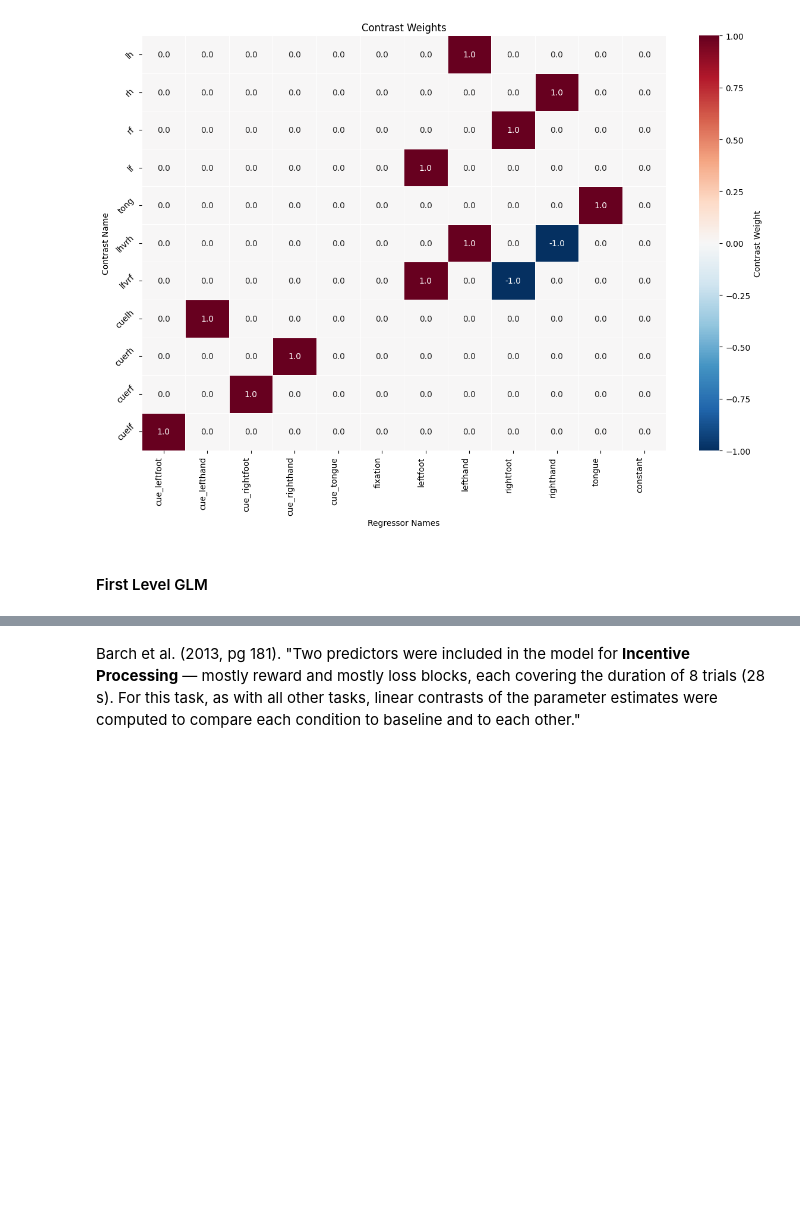
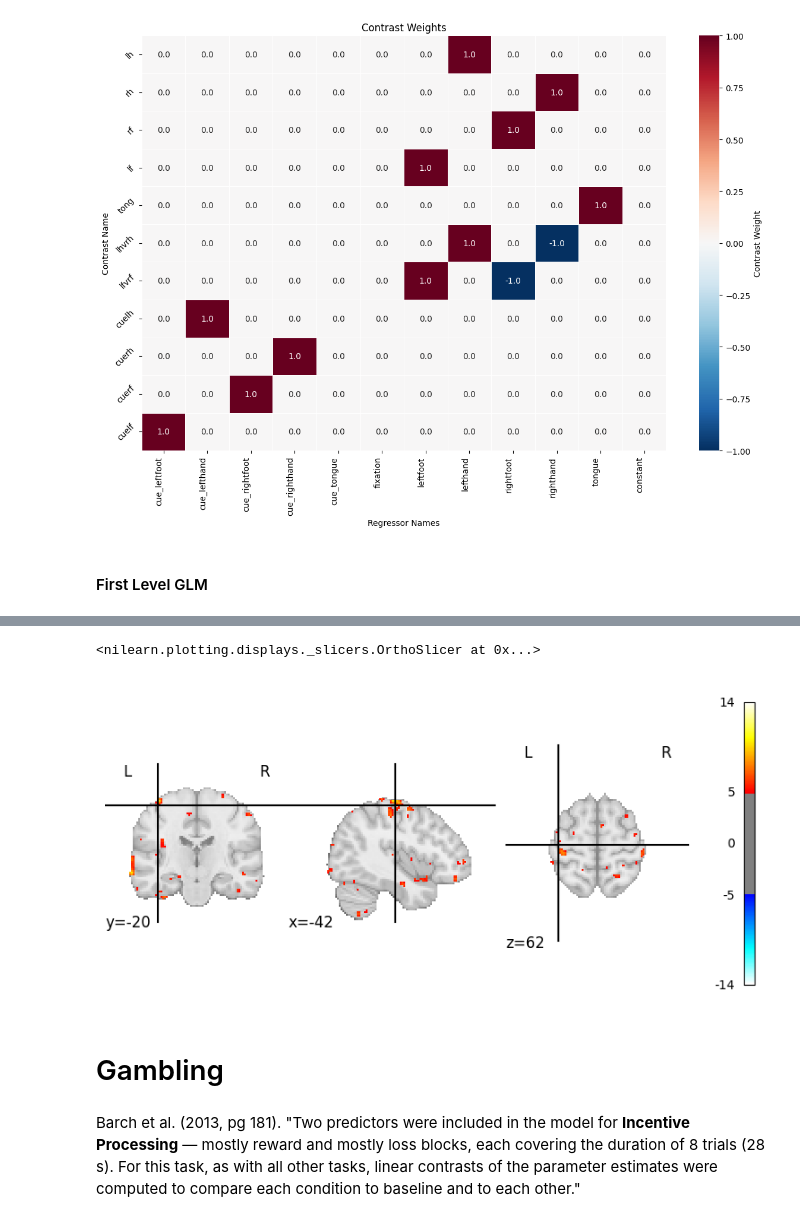
Before and after one commit to demidenm/hcpya_preprocess, a Jupyter notebook: scripts/taskbold/pilot_bold-models.ipynb, the cells around one changed output, grey strips where cells are left out. Saved outputs shown, nothing was run; the diff lists cells and outputs as text; code cells hidden in the pictures; blank space fills up the shorter version.

```diff
--- a/scripts/taskbold/pilot_bold-models.ipynb
+++ b/scripts/taskbold/pilot_bold-models.ipynb
@@ -277,3 +274,10 @@ compute_save_contrasts(glm_res=run_fmri_glm, sess_lab=ses, condict=mod_config["c
+# %%
+plot_stat_map(righthand, threshold=5, cut_coords=(-42,-20,62))
+# %% [output]
+<nilearn.plotting.displays._slicers.OrthoSlicer at 0x...>
+[figure, added]
+# %% [markdown]
+# Gambling
 # %% [markdown]
 Barch et al. (2013, pg 181). "Two predictors were included in the model for **Incentive Processing** — mostly reward and mostly loss blocks, each covering the duration of 8 trials (28 s). For this task, as with all other tasks, linear contrasts of the parameter estimates were computed to compare each condition to baseline and to each other."
 # %%
```
Also changed, not shown: parts of 12 cells of this notebook, 1 other file.
